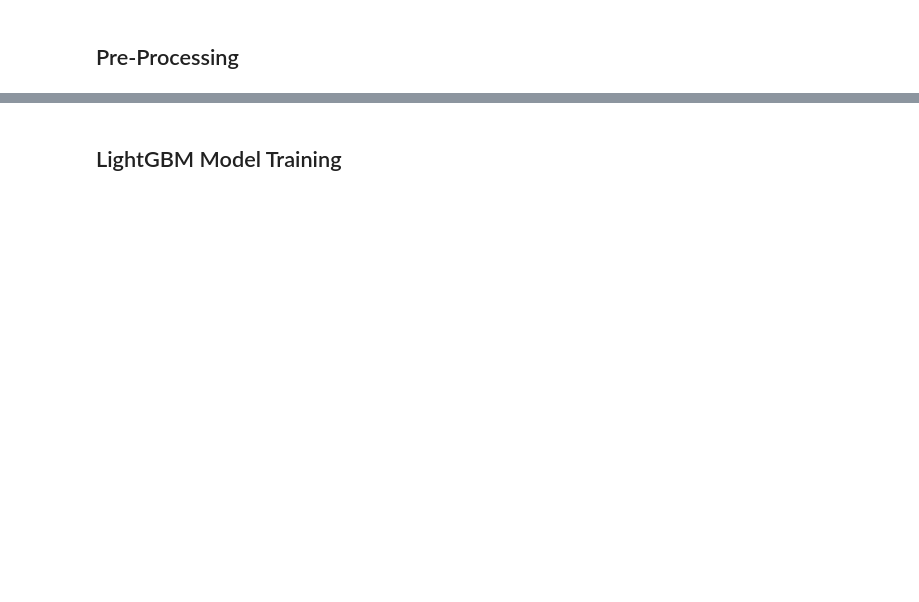
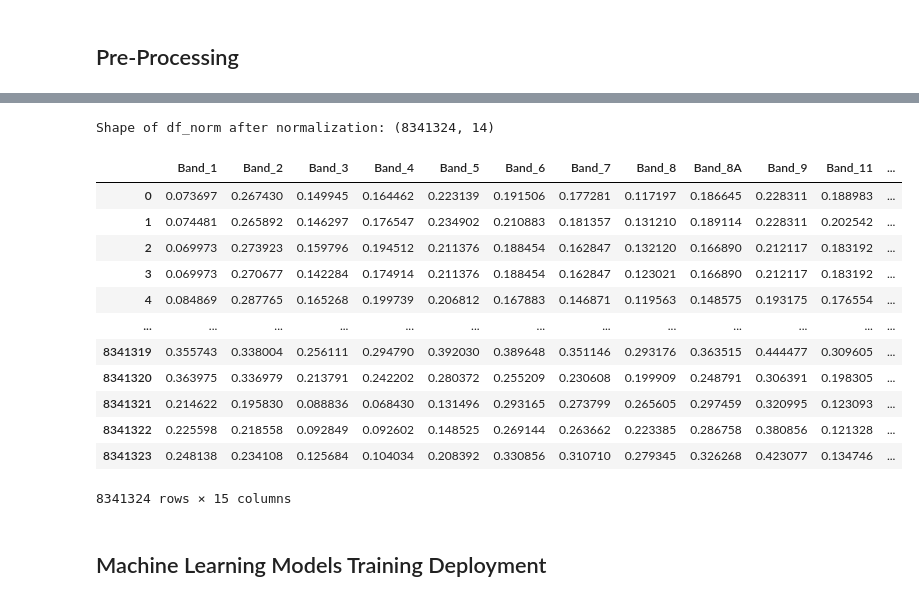
Before and after one commit to GarterPoom/GISTDA-Wildfire-Extraction, a Jupyter notebook: Model_Train.ipynb, the cells around one changed output, grey strips where cells are left out. Drawn from its saved outputs; the diff is of its cells as text; code cells hidden in the pictures; blank space fills up the shorter version.

```diff
--- a/Model_Train.ipynb
+++ b/Model_Train.ipynb
@@ -103,10 +221,0 @@ display(df)  # Compute only when you need to display or save results
-# %%
-## Rename Sentinel-2 Bands columns and Burn Label
-# List of new column names
-new_col_names = ['Band_1', 'Band_2', 'Band_3', 'Band_4', 'Band_5', 'Band_6', 'Band_7',
-                 'Band_8', 'Band_8A', 'Band_9', 'Band_11', 'Band_12', 'NDVI', 'NDWI', 'Burn_Label']
-
-
-# Renaming columns using the list
-df.columns = new_col_names
-display(df)
@@ -161,29 +379,44 @@ display(burn_label)
 # %%
 # Reassign the dataframe with a list of the columns
 cols_norm = downsampled_df.columns.tolist()
 
 # Import Normalize technique
 scaler = MinMaxScaler()
 
 # Normalize data
 scaler.fit(downsampled_df)
 
 # Save the scaler
 scaler_save_path = r'Export Model'
-save_path = os.path.join(scaler_save_path, 'MinMax_Scaler_DownSP.pkl')
+save_path = os.path.join(scaler_save_path, 'MinMax_Scaler.pkl')
 os.makedirs(os.path.dirname(save_path), exist_ok=True)
 with open(save_path, 'wb') as f:
     pickle.dump(scaler, f)
 
 # Normalize Data
 df_norm = scaler.transform(downsampled_df)
 df_norm = pd.DataFrame(df_norm, columns=cols_norm)
 
 # Check df_norm shape after normalization
 print("Shape of df_norm after normalization:", df_norm.shape)
 
 # Concatenate df_norm with burn_label
 df_norm = pd.concat([df_norm.reset_index(drop=True), burn_label.reset_index(drop=True)], axis=1, sort=False)
 display(df_norm)
+# %% [output]
+Shape of df_norm after normalization: (8341324, 14)
+|  | Band_1 | Band_2 | Band_3 | Band_4 | Band_5 | Band_6 | Band_7 | Band_8 | Band_8A | Band_9 | Band_11 | ... |
+| 0 | 0.073697 | 0.267430 | 0.149945 | 0.164462 | 0.223139 | 0.191506 | 0.177281 | 0.117197 | 0.186645 | 0.228311 | 0.188983 | ... |
+| 1 | 0.074481 | 0.265892 | 0.146297 | 0.176547 | 0.234902 | 0.210883 | 0.181357 | 0.131210 | 0.189114 | 0.228311 | 0.202542 | ... |
+| 2 | 0.069973 | 0.273923 | 0.159796 | 0.194512 | 0.211376 | 0.188454 | 0.162847 | 0.132120 | 0.166890 | 0.212117 | 0.183192 | ... |
+| 3 | 0.069973 | 0.270677 | 0.142284 | 0.174914 | 0.211376 | 0.188454 | 0.162847 | 0.123021 | 0.166890 | 0.212117 | 0.183192 | ... |
+| 4 | 0.084869 | 0.287765 | 0.165268 | 0.199739 | 0.206812 | 0.167883 | 0.146871 | 0.119563 | 0.148575 | 0.193175 | 0.176554 | ... |
+| ... | ... | ... | ... | ... | ... | ... | ... | ... | ... | ... | ... | ... |
+| 8341319 | 0.355743 | 0.338004 | 0.256111 | 0.294790 | 0.392030 | 0.389648 | 0.351146 | 0.293176 | 0.363515 | 0.444477 | 0.309605 | ... |
+| 8341320 | 0.363975 | 0.336979 | 0.213791 | 0.242202 | 0.280372 | 0.255209 | 0.230608 | 0.199909 | 0.248791 | 0.306391 | 0.198305 | ... |
+| 8341321 | 0.214622 | 0.195830 | 0.088836 | 0.068430 | 0.131496 | 0.293165 | 0.273799 | 0.265605 | 0.297459 | 0.320995 | 0.123093 | ... |
+| 8341322 | 0.225598 | 0.218558 | 0.092849 | 0.092602 | 0.148525 | 0.269144 | 0.263662 | 0.223385 | 0.286758 | 0.380856 | 0.121328 | ... |
+| 8341323 | 0.248138 | 0.234108 | 0.125684 | 0.104034 | 0.208392 | 0.330856 | 0.310710 | 0.279345 | 0.326268 | 0.423077 | 0.134746 | ... |
+8341324 rows × 15 columns
-# %% [markdown]
-## LightGBM Model Training
+# %% [markdown]
+## Machine Learning Models Training Deployment
```
Also changed, not shown: parts of 36 cells of this notebook.
